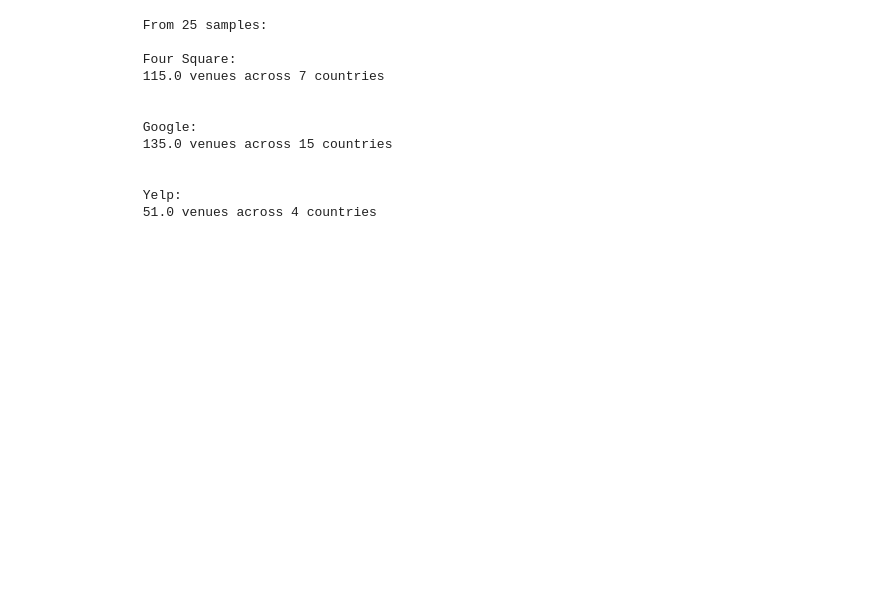
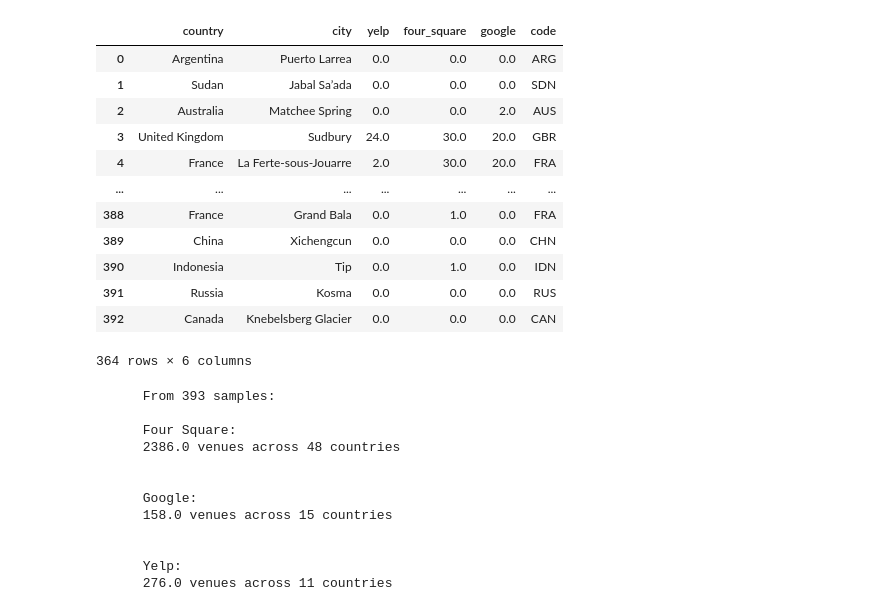
Before and after one commit to OwenBrush/automated-sampling-with-APIs, a Jupyter notebook: workbook.ipynb, the cells around one changed output. Cells and saved outputs as stored; diff of their text form; code cells hidden in the pictures; blank space fills up the shorter version.

```diff
--- a/workbook.ipynb
+++ b/workbook.ipynb
@@ -51,0 +33,8 @@ df
+# %%
+df = pd.read_csv(SAVE_DIR+RESULTS, index_col=0)
+codes = pd.read_csv(SAVE_DIR+"country_codes.csv")
+codes.rename(columns={'name':'country','alpha-3':'code'}, inplace=True)
+# df = df.merge(codes[['country','code']], on='country')
+
+# df['total'] = df['yelp'] + df['four_square'] + df['google']
+df = pd.merge(df, codes[['country','code']], on='country', how='left')
@@ -52,3 +48,34 @@ df
+# %%
+df.loc[df['country'] == 'United Kingdom', 'code'] = 'GBR'
+df.loc[df['country'] == 'Iran', 'code'] = 'IRN'
+df.loc[df['country'] == 'Russia', 'code'] = 'RUS'
+df.loc[df['country'] == 'United States', 'code'] = 'USA'
+df.loc[df['country'] == 'Visayas', 'code'] = 'PHL'
+df.loc[df['country'] == 'Democratic Republic of the Congo', 'code'] = 'COD'
+df.loc[df['country'] == 'North Korea', 'code'] = 'PRK'
+df.loc[df['country'] == 'Cape Verde', 'code'] = 'CPV'
+df.loc[df['country'] == 'Venezuela', 'code'] = 'VEN'
+df.loc[df['country'] == 'Bolivia', 'code'] = 'BOL'
+df.loc[df['country'] == 'Syria', 'code'] = 'SYR'
+df.loc[df['country'] == 'Vietnam', 'code'] = 'VNM'
+df.loc[df['country'] == 'Laos', 'code'] = 'LAO'
+df.loc[df['country'] == 'Tanzania', 'code'] = 'TZA'
+# %%
+df.dropna()
+# %% [output]
+|  | country | city | yelp | four_square | google | code |
+| 0 | Argentina | Puerto Larrea | 0.0 | 0.0 | 0.0 | ARG |
+| 1 | Sudan | Jabal Sa’ada | 0.0 | 0.0 | 0.0 | SDN |
+| 2 | Australia | Matchee Spring | 0.0 | 0.0 | 2.0 | AUS |
+| 3 | United Kingdom | Sudbury | 24.0 | 30.0 | 20.0 | GBR |
+| 4 | France | La Ferte-sous-Jouarre | 2.0 | 30.0 | 20.0 | FRA |
+| ... | ... | ... | ... | ... | ... | ... |
+| 388 | France | Grand Bala | 0.0 | 1.0 | 0.0 | FRA |
+| 389 | China | Xichengcun | 0.0 | 0.0 | 0.0 | CHN |
+| 390 | Indonesia | Tip | 0.0 | 1.0 | 0.0 | IDN |
+| 391 | Russia | Kosma | 0.0 | 0.0 | 0.0 | RUS |
+| 392 | Canada | Knebelsberg Glacier | 0.0 | 0.0 | 0.0 | CAN |
+364 rows × 6 columns
 # %%
 ### Compare Coverage
 fs = df[['country','four_square']].groupby('country').sum()
@@ -80,15 +107,15 @@ print(f'''
       {yelp_venues} venues across {yelp_countries} countries
       ''')
 # %% [output]
-      From 25 samples:
+      From 393 samples:
 
       Four Square:
-      115.0 venues across 7 countries
+      2386.0 venues across 48 countries
 
 
       Google:
-      135.0 venues across 15 countries
+      158.0 venues across 15 countries
 
 
       Yelp:
-      51.0 venues across 4 countries
+      276.0 venues across 11 countries
```
Also changed, not shown: parts of 12 cells of this notebook, 8 other files.
